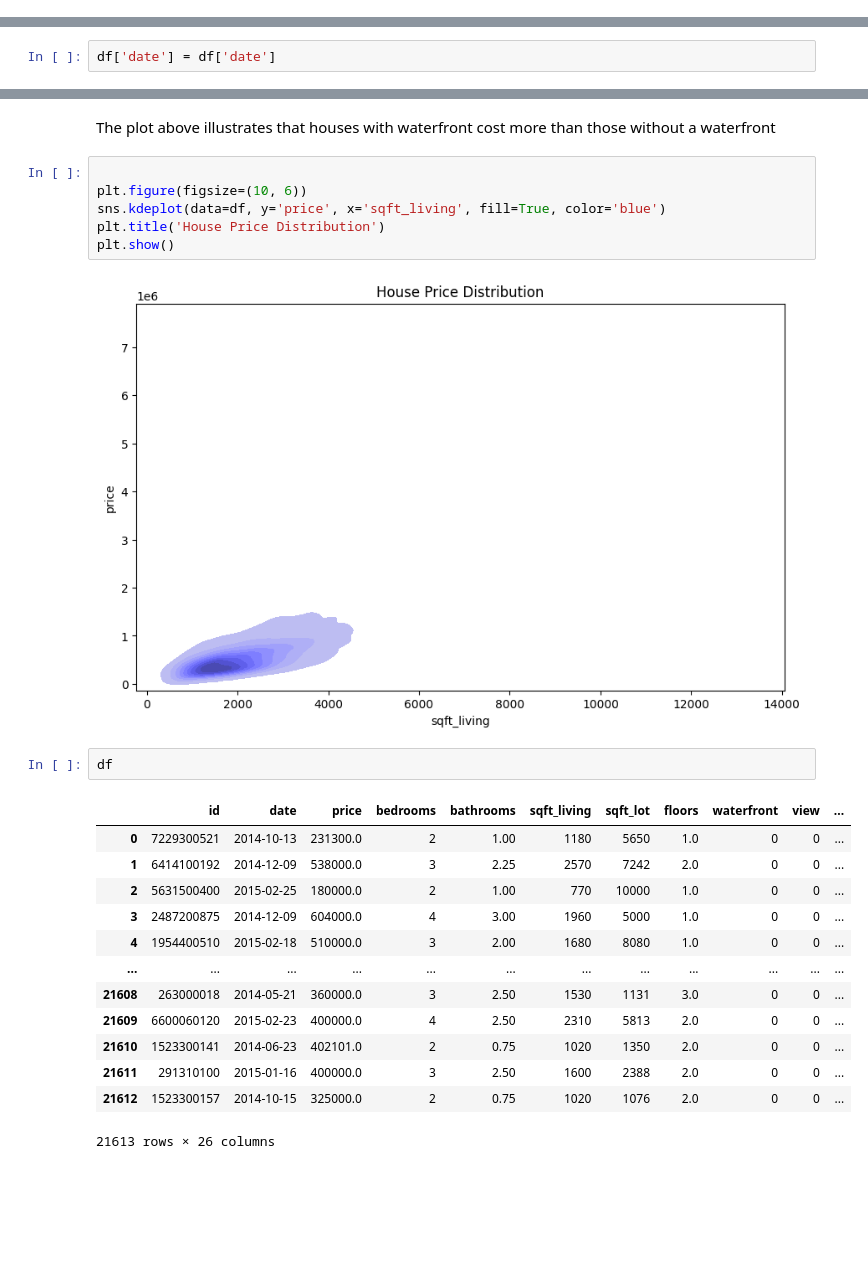
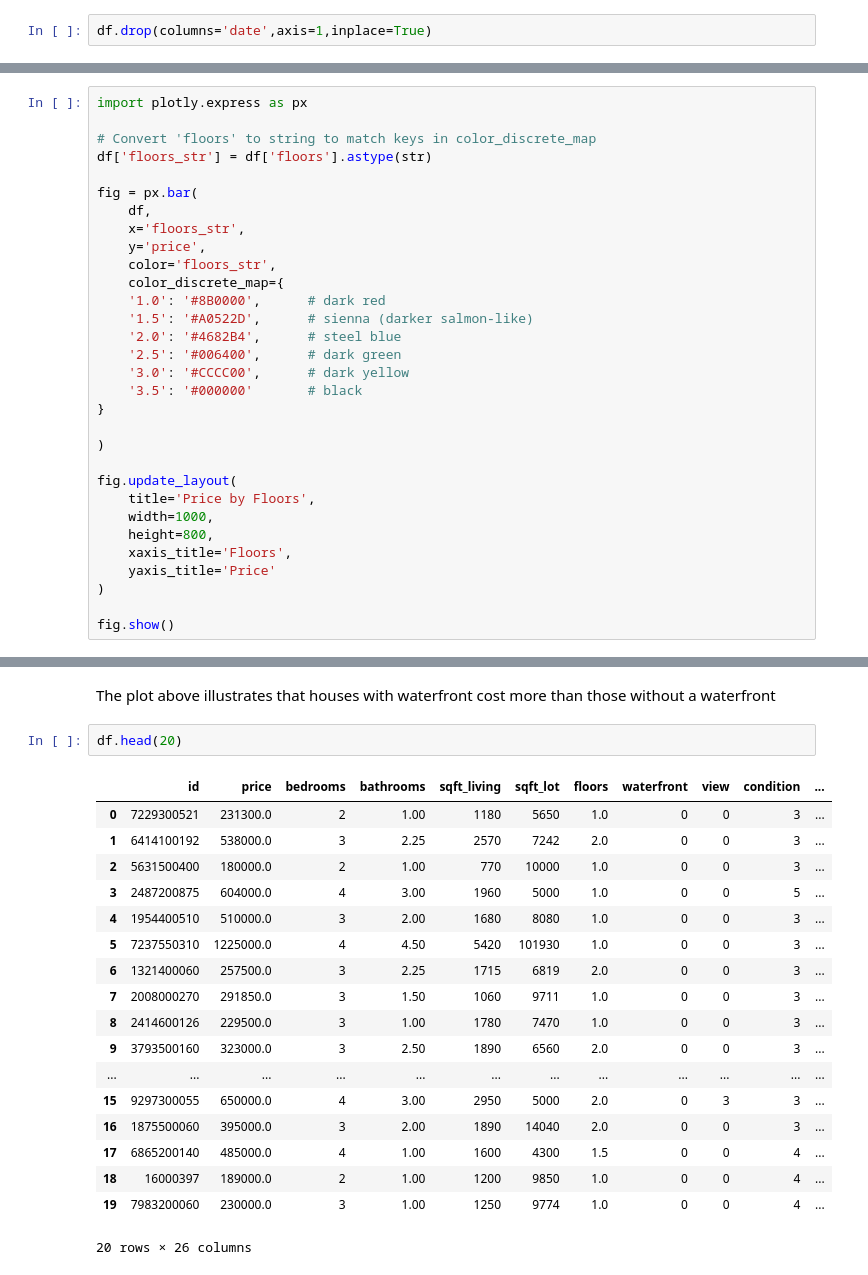
Before and after one commit to Eugene-kem/house-pricing, a Jupyter notebook: Housing.ipynb, the cells around one changed output, grey strips where cells are left out. Cells and saved outputs as stored; diff of their text form; blank space fills up the shorter version.

```diff
--- a/Housing.ipynb
+++ b/Housing.ipynb
@@ -204,3 +233,5 @@ df2 = df.copy()
+# %%
+df.drop(columns='date',axis=1,inplace=True)
 # %%
 import seaborn as sns
 import matplotlib.pyplot as plt
@@ -223,4 +254,2 @@ df
-# %%
-df['date'] = df['date']
 # %% [markdown]
 Data visualization
@@ -238,6 +262,37 @@ plt.xticks()
 plt.show()
 # %% [output]
 [figure]
+# %%
+import plotly.express as px
+
+# Convert 'floors' to string to match keys in color_discrete_map
+df['floors_str'] = df['floors'].astype(str)
+
+fig = px.bar(
+    df,
+    x='floors_str',
+    y='price',
+    color='floors_str',
+    color_discrete_map={
+    '1.0': '#8B0000',      # dark red
+    '1.5': '#A0522D',      # sienna (darker salmon-like)
+    '2.0': '#4682B4',      # steel blue
+    '2.5': '#006400',      # dark green
+    '3.0': '#CCCC00',      # dark yellow
+    '3.5': '#000000'       # black
+}
+
+)
+
+fig.update_layout(
+    title='Price by Floors',
+    width=1000,
+    height=800,
+    xaxis_title='Floors',
+    yaxis_title='Price'
+)
+
+fig.show()
 # %%
 # Compare price distributions for different floor counts
 import matplotlib.ticker as ticker
@@ -283,27 +338,24 @@ plt.show()
 [figure]
 # %% [markdown]
 The plot above illustrates that houses with waterfront cost more than those without a waterfront
-# %%
-
-plt.figure(figsize=(10, 6))
-sns.kdeplot(data=df, y='price', x='sqft_living', fill=True, color='blue')
-plt.title('House Price Distribution')
-plt.show()
-# %% [output]
-[figure, removed]
 # %%
-df
+df.head(20)
 # %% [output]
-|  | id | date | price | bedrooms | bathrooms | sqft_living | sqft_lot | floors | waterfront | view | ... |
-| 0 | 7229300521 | 2014-10-13 | 231300.0 | 2 | 1.00 | 1180 | 5650 | 1.0 | 0 | 0 | ... |
-| 1 | 6414100192 | 2014-12-09 | 538000.0 | 3 | 2.25 | 2570 | 7242 | 2.0 | 0 | 0 | ... |
-| 2 | 5631500400 | 2015-02-25 | 180000.0 | 2 | 1.00 | 770 | 10000 | 1.0 | 0 | 0 | ... |
-| 3 | 2487200875 | 2014-12-09 | 604000.0 | 4 | 3.00 | 1960 | 5000 | 1.0 | 0 | 0 | ... |
-| 4 | 1954400510 | 2015-02-18 | 510000.0 | 3 | 2.00 | 1680 | 8080 | 1.0 | 0 | 0 | ... |
+|  | id | price | bedrooms | bathrooms | sqft_living | sqft_lot | floors | waterfront | view | condition | ... |
+| 0 | 7229300521 | 231300.0 | 2 | 1.00 | 1180 | 5650 | 1.0 | 0 | 0 | 3 | ... |
+| 1 | 6414100192 | 538000.0 | 3 | 2.25 | 2570 | 7242 | 2.0 | 0 | 0 | 3 | ... |
+| 2 | 5631500400 | 180000.0 | 2 | 1.00 | 770 | 10000 | 1.0 | 0 | 0 | 3 | ... |
+| 3 | 2487200875 | 604000.0 | 4 | 3.00 | 1960 | 5000 | 1.0 | 0 | 0 | 5 | ... |
+| 4 | 1954400510 | 510000.0 | 3 | 2.00 | 1680 | 8080 | 1.0 | 0 | 0 | 3 | ... |
+| 5 | 7237550310 | 1225000.0 | 4 | 4.50 | 5420 | 101930 | 1.0 | 0 | 0 | 3 | ... |
+| 6 | 1321400060 | 257500.0 | 3 | 2.25 | 1715 | 6819 | 2.0 | 0 | 0 | 3 | ... |
+| 7 | 2008000270 | 291850.0 | 3 | 1.50 | 1060 | 9711 | 1.0 | 0 | 0 | 3 | ... |
+| 8 | 2414600126 | 229500.0 | 3 | 1.00 | 1780 | 7470 | 1.0 | 0 | 0 | 3 | ... |
+| 9 | 3793500160 | 323000.0 | 3 | 2.50 | 1890 | 6560 | 2.0 | 0 | 0 | 3 | ... |
 | ... | ... | ... | ... | ... | ... | ... | ... | ... | ... | ... | ... |
-| 21608 | 263000018 | 2014-05-21 | 360000.0 | 3 | 2.50 | 1530 | 1131 | 3.0 | 0 | 0 | ... |
-| 21609 | 6600060120 | 2015-02-23 | 400000.0 | 4 | 2.50 | 2310 | 5813 | 2.0 | 0 | 0 | ... |
-| 21610 | 1523300141 | 2014-06-23 | 402101.0 | 2 | 0.75 | 1020 | 1350 | 2.0 | 0 | 0 | ... |
-| 21611 | 291310100 | 2015-01-16 | 400000.0 | 3 | 2.50 | 1600 | 2388 | 2.0 | 0 | 0 | ... |
-| 21612 | 1523300157 | 2014-10-15 | 325000.0 | 2 | 0.75 | 1020 | 1076 | 2.0 | 0 | 0 | ... |
+| 15 | 9297300055 | 650000.0 | 4 | 3.00 | 2950 | 5000 | 2.0 | 0 | 3 | 3 | ... |
+| 16 | 1875500060 | 395000.0 | 3 | 2.00 | 1890 | 14040 | 2.0 | 0 | 0 | 3 | ... |
+| 17 | 6865200140 | 485000.0 | 4 | 1.00 | 1600 | 4300 | 1.5 | 0 | 0 | 4 | ... |
+| 18 | 16000397 | 189000.0 | 2 | 1.00 | 1200 | 9850 | 1.0 | 0 | 0 | 4 | ... |
+| 19 | 7983200060 | 230000.0 | 3 | 1.00 | 1250 | 9774 | 1.0 | 0 | 0 | 4 | ... |
-21613 rows × 26 columns
+20 rows × 26 columns
```
Also changed, not shown: parts of 19 cells of this notebook.
